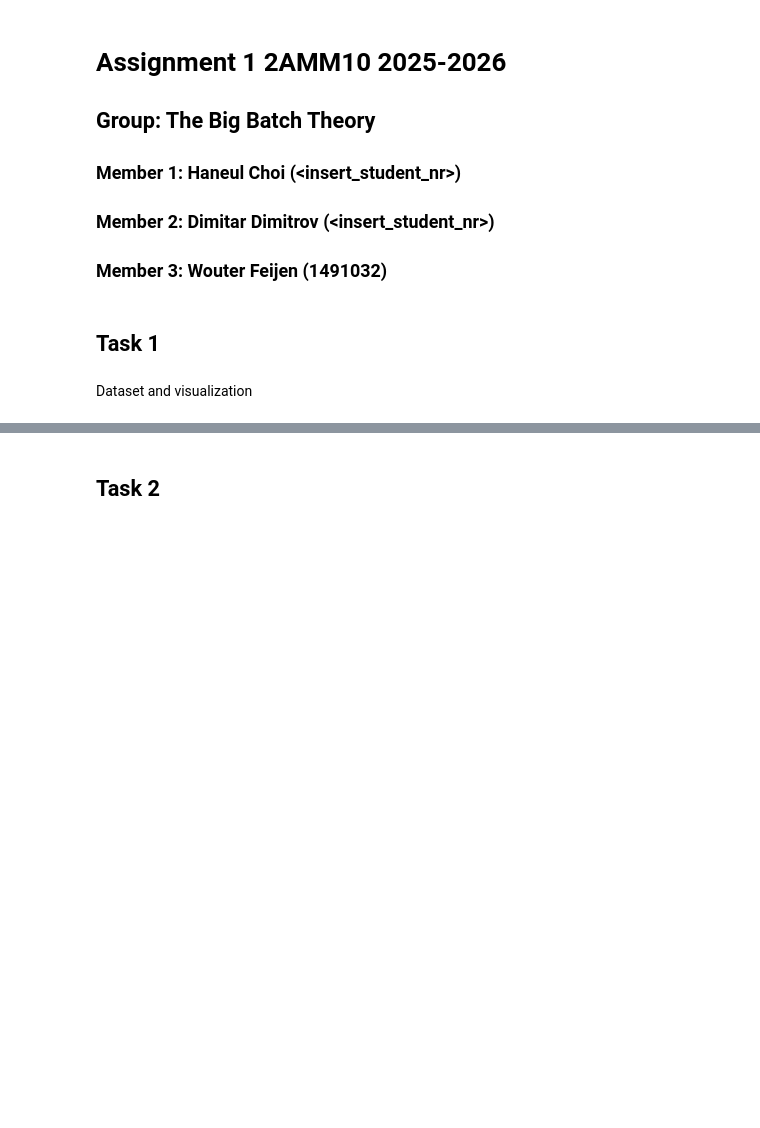
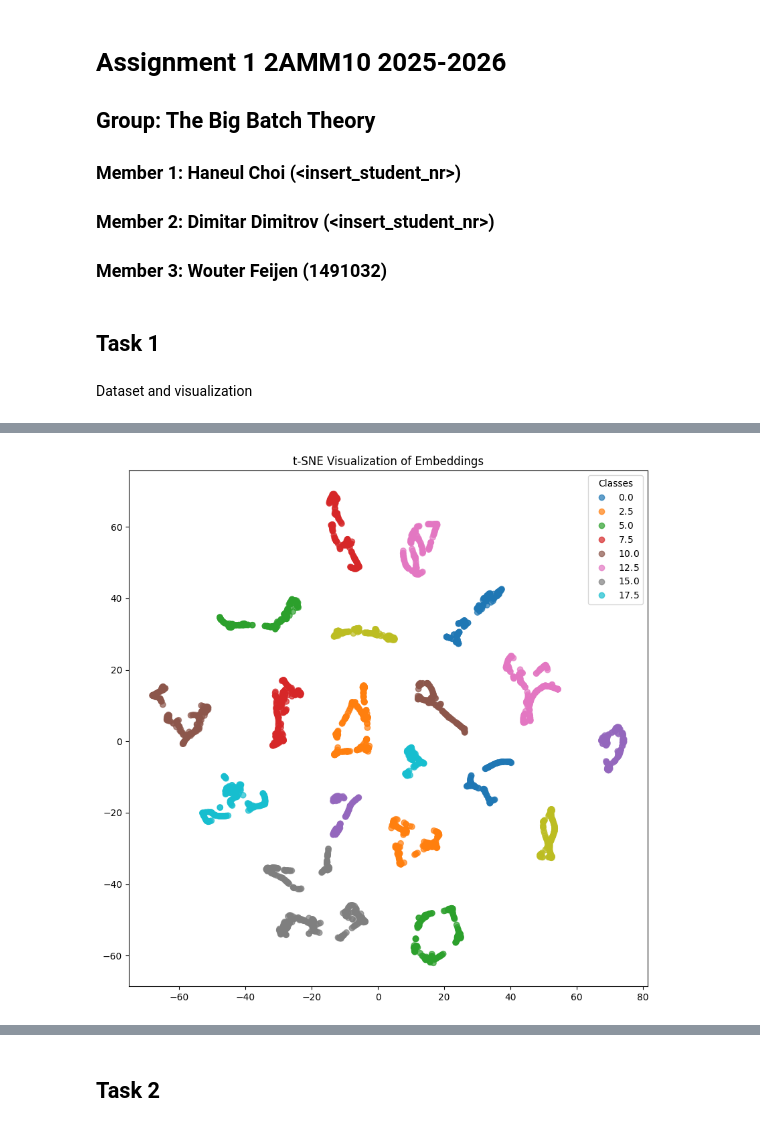
Before and after one commit to WouterFeijen/DL-Assignment-1, a Jupyter notebook: ass1_skeleton.ipynb, the cells around one changed output, grey strips where cells are left out. Cells and saved outputs as stored; diff of their text form; code cells hidden in the pictures; blank space fills up the shorter version.

```diff
--- a/ass1_skeleton.ipynb
+++ b/ass1_skeleton.ipynb
@@ -112,0 +537,32 @@ NameError: name 'transform' is not defined
+# %%
+from sklearn.manifold import TSNE
+def plot_tsne_embeddings(embeddings, labels, xlim=None, ylim=None):
+    tsne = TSNE(n_components=2)
+    embeddings_2d = tsne.fit_transform(embeddings)
+
+    plt.figure(figsize=(10, 10))
+    scatter = plt.scatter(embeddings_2d[:, 0], embeddings_2d[:, 1], c=labels, cmap='tab10', alpha=0.7)
+    plt.legend(*scatter.legend_elements(), title="Classes")
+    plt.title("t-SNE Visualization of Embeddings")
+    if xlim:
+        plt.xlim(xlim)
+    if ylim:
+        plt.ylim(ylim)
+    plt.show()
+
+# get embeddings of train data and visualize
+embedding_net.eval()
+train_embeddings = []
+train_labels = []
+with torch.no_grad():
+    for x, y in train_loader:
+        x = x.to(device)
+        embeddings = embedding_net.get_embedding(x)
+        train_embeddings.append(embeddings.cpu())
+        train_labels.append(y)
+train_embeddings = torch.cat(train_embeddings).numpy()
+train_labels = torch.cat(train_labels).numpy()
+
+plot_tsne_embeddings(train_embeddings, train_labels)
+# %% [output]
+[figure, added]
```
Also changed, not shown: parts of 15 cells of this notebook.
